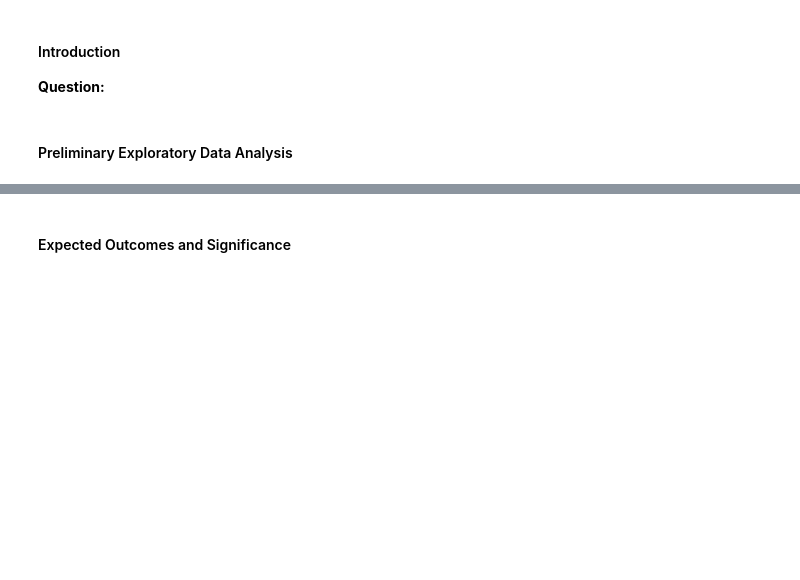
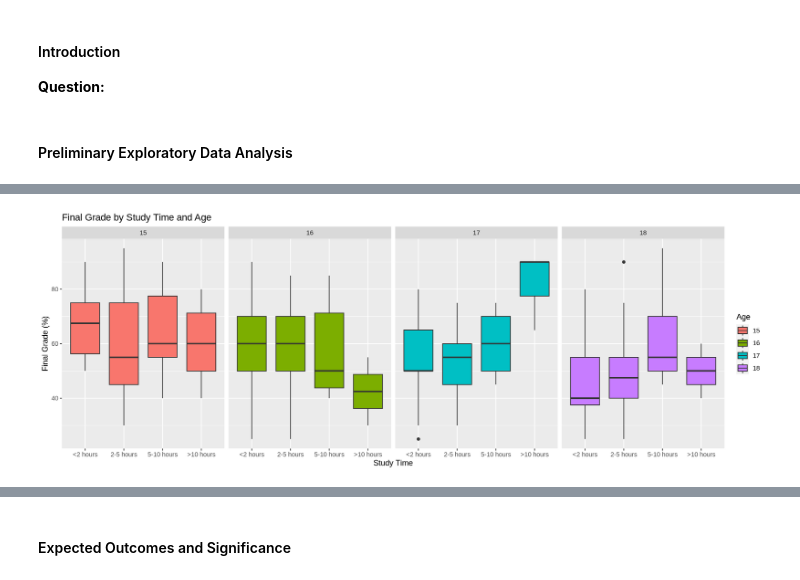
Before and after one commit to alan-w-u/dsci-100-group-project, a Jupyter notebook: project-proposal.ipynb, the cells around one changed output, grey strips where cells are left out. Drawn from its saved outputs; the diff is of its cells as text; code cells hidden in the pictures; blank space fills up the shorter version.

Commit message:
Add visualization

```diff
--- a/project-proposal.ipynb
+++ b/project-proposal.ipynb
@@ -51,0 +62,11 @@ A tibble: 2370 × 29
+# %%
+# Clean and wrangle the data
+
+age_range = c(15, 16, 17, 18)
+
+data <- data_raw |>
+    filter(age %in% age_range & G3 != 0) |> # Filter for student age that is normatively in secondary school and final grade is 0
+    select(sex, age, traveltime, studytime, paid, activities, freetime, goout, absences, G3) |>
+    rename(finalgrade = G3) |>
+    mutate(finalgrade = finalgrade * 5)
+data
@@ -52,2 +84,26 @@ A tibble: 2370 × 29
+# %%
+# Split training and testing data
+
+data_split <- initial_split(data, prop = 0.7, strata = finalgrade)
+data_training <- training(data_split)
+data_testing <- testing(data_split)
+# %%
+# Visualize data
+
+options(repr.plot.height = 5, repr.plot.width = 14)
+
+studytime_values <- c("1", "2", "3", "4")
+studytime_meanings <- c("<2 hours", "2-5 hours", "5-10 hours", ">10 hours")
+
+data_plot <- data_training |>
+    ggplot(aes(x = as_factor(studytime), y = finalgrade, fill = as_factor(age))) +
+    geom_boxplot() +
+    labs(x = "Study Time", y = "Final Grade (%)", fill = "Age") +
+    ggtitle("Final Grade by Study Time and Age") +
+    facet_grid(cols = vars(as_factor(age))) +
+    scale_x_discrete(breaks = studytime_values, labels = studytime_meanings)
+data_plot
+# %% [output]
+[figure, added]
 # %% [markdown]
 #### Methods ####
```
Also changed, not shown: parts of 4 cells of this notebook.
